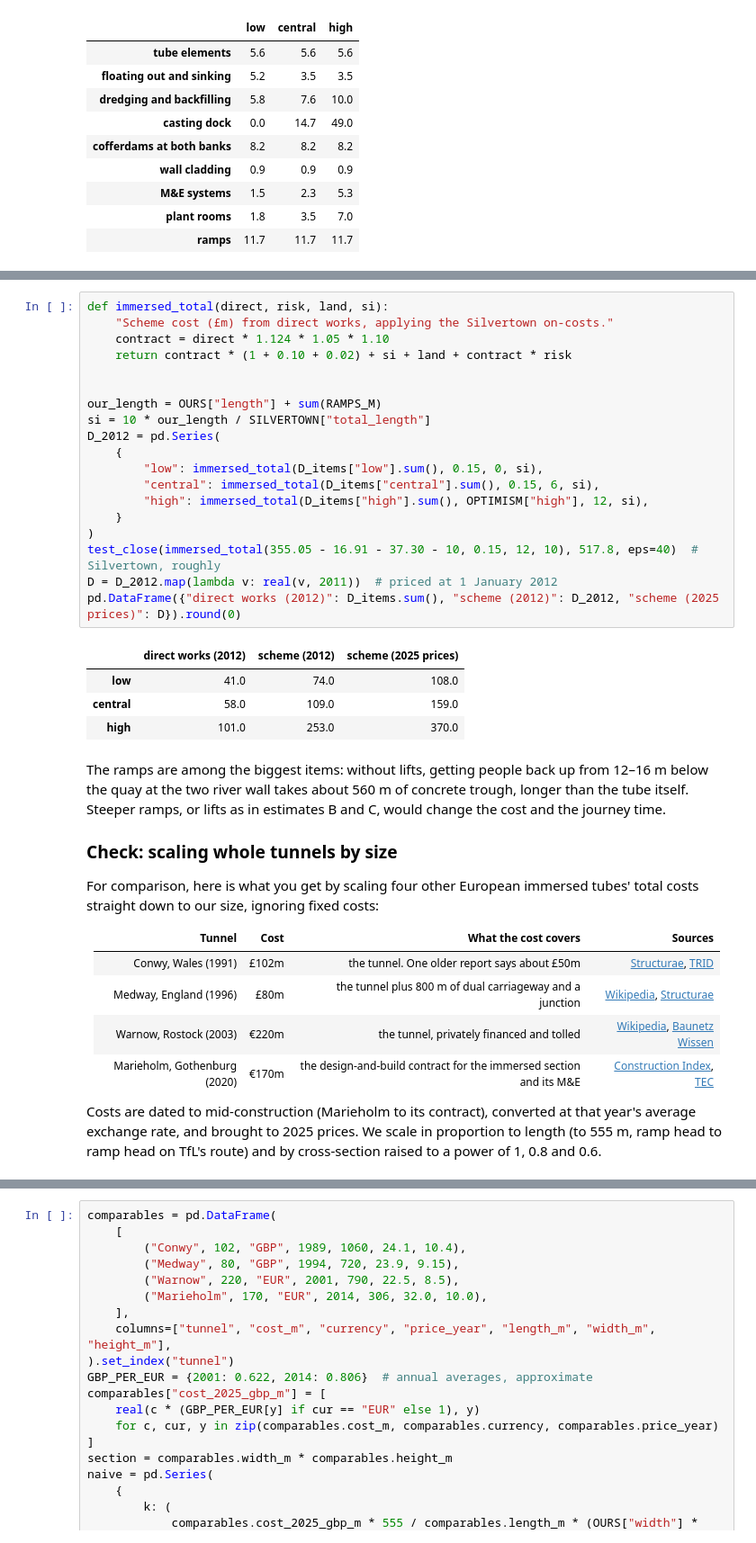
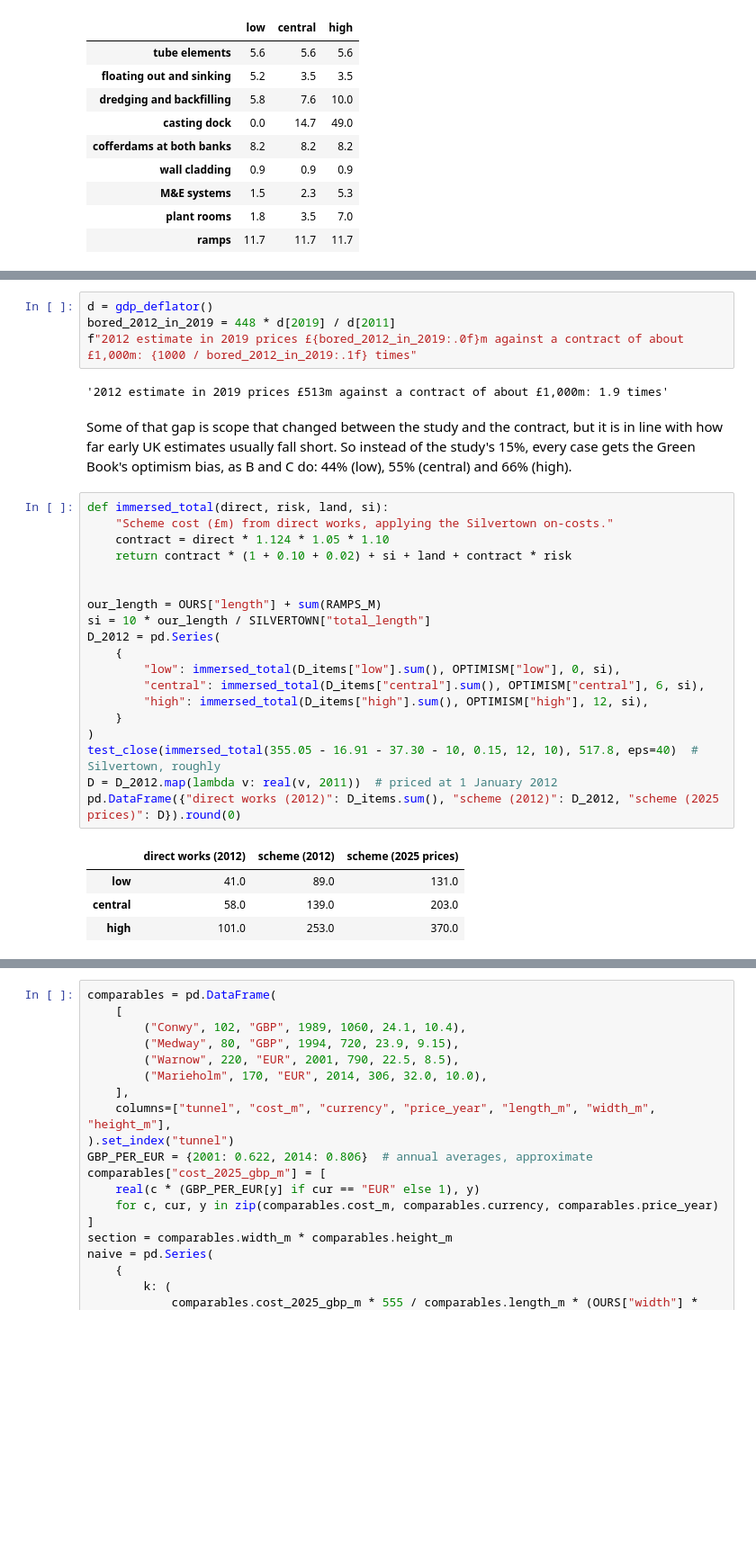
Before and after one commit to HenryDashwood/rotherhithe-to-canary-wharf-tunnel, a Jupyter notebook: nbs/05_cost.ipynb, the cells around one changed output, grey strips where cells are left out. Shown at 90% size. Drawn from its saved outputs; the diff is of its cells as text; blank space fills up the shorter version.

```diff
--- a/nbs/05_cost.ipynb
+++ b/nbs/05_cost.ipynb
@@ -337,44 +341,34 @@ judgement. The high case swaps the 15% risk allowance for the Green Book's 66% o
 # %%
-def immersed_total(direct, risk, land, si):
-    "Scheme cost (£m) from direct works, applying the Silvertown on-costs."
-    contract = direct * 1.124 * 1.05 * 1.10
-    return contract * (1 + 0.10 + 0.02) + si + land + contract * risk
-
-
-our_length = OURS["length"] + sum(RAMPS_M)
-si = 10 * our_length / SILVERTOWN["total_length"]
-D_2012 = pd.Series(
-    {
-        "low": immersed_total(D_items["low"].sum(), 0.15, 0, si),
-        "central": immersed_total(D_items["central"].sum(), 0.15, 6, si),
-        "high": immersed_total(D_items["high"].sum(), OPTIMISM["high"], 12, si),
-    }
-)
-test_close(immersed_total(355.05 - 16.91 - 37.30 - 10, 0.15, 12, 10), 517.8, eps=40)  # Silvertown, roughly
-D = D_2012.map(lambda v: real(v, 2011))  # priced at 1 January 2012
-pd.DataFrame({"direct works (2012)": D_items.sum(), "scheme (2012)": D_2012, "scheme (2025 prices)": D}).round(0)
+d = gdp_deflator()
+bored_2012_in_2019 = 448 * d[2019] / d[2011]
+f"2012 estimate in 2019 prices £{bored_2012_in_2019:.0f}m against a contract of about £1,000m: {1000 / bored_2012_in_2019:.1f} times"
 # %% [output]
-|  | direct works (2012) | scheme (2012) | scheme (2025 prices) |
-| low | 41.0 | 74.0 | 108.0 |
-| central | 58.0 | 109.0 | 159.0 |
-| high | 101.0 | 253.0 | 370.0 |
+'2012 estimate in 2019 prices £513m against a contract of about £1,000m: 1.9 times'
 # %% [markdown]
-The ramps are among the biggest items: without lifts, getting people back up from 12–16 m below the quay at the two
-river wall takes about 560 m of concrete trough, longer than the tube itself. Steeper ramps, or lifts as in
-estimates B and C, would change the cost and the journey time.
-
-### Check: scaling whole tunnels by size
-
-For comparison, here is what you get by scaling four other European immersed tubes' total costs straight down to our
-size, ignoring fixed costs:
-
-| Tunnel                       | Cost  | What the cost covers                                               | Sources                                                                                                                                                                             |
-| ---------------------------- | ----- | ------------------------------------------------------------------ | ----------------------------------------------------------------------------------------------------------------------------------------------------------------------------------- |
-| Conwy, Wales (1991)          | £102m | the tunnel. One older report says about £50m                       | [Structurae](https://structurae.net/en/structures/conwy-tunnel), [TRID](https://trid.trb.org/view/379597)                                                                           |
-| Medway, England (1996)       | £80m  | the tunnel plus 800 m of dual carriageway and a junction           | [Wikipedia](https://en.wikipedia.org/wiki/Medway_Tunnel), [Structurae](https://structurae.net/en/structures/medway-tunnel)                                                          |
-| Warnow, Rostock (2003)       | €220m | the tunnel, privately financed and tolled                          | [Wikipedia](https://en.wikipedia.org/wiki/Warnow_Tunnel), [Baunetz Wissen](https://www.baunetzwissen.de/gerueste-und-schalungen/objekte/verkehr/warnowquerung-bei-rostock-72526)    |
-| Marieholm, Gothenburg (2020) | €170m | the design-and-build contract for the immersed section and its M&E | [Construction Index](https://www.theconstructionindex.co.uk/news/view/strabag-jv-wins-gothenburg-immersed-tunnel-contract), [TEC](https://tec-tunnel.com/projects/marieholmstunnel) |
-
-Costs are dated to mid-construction (Marieholm to its contract), converted at that year's average exchange rate, and
-brought to 2025 prices. We scale in proportion to length (to 555 m, ramp head to ramp head on TfL's route) and by
-cross-section raised to a power of 1, 0.8 and 0.6.
+Some of that gap is scope that changed between the study and the contract, but it is in line with how far early UK
+estimates usually fall short. So instead of the study's 15%, every case gets the Green Book's optimism bias, as B
+and C do: 44% (low), 55% (central) and 66% (high).
+# %%
+def immersed_total(direct, risk, land, si):
+    "Scheme cost (£m) from direct works, applying the Silvertown on-costs."
+    contract = direct * 1.124 * 1.05 * 1.10
+    return contract * (1 + 0.10 + 0.02) + si + land + contract * risk
+
+
+our_length = OURS["length"] + sum(RAMPS_M)
+si = 10 * our_length / SILVERTOWN["total_length"]
+D_2012 = pd.Series(
+    {
+        "low": immersed_total(D_items["low"].sum(), OPTIMISM["low"], 0, si),
+        "central": immersed_total(D_items["central"].sum(), OPTIMISM["central"], 6, si),
+        "high": immersed_total(D_items["high"].sum(), OPTIMISM["high"], 12, si),
+    }
+)
+test_close(immersed_total(355.05 - 16.91 - 37.30 - 10, 0.15, 12, 10), 517.8, eps=40)  # Silvertown, roughly
+D = D_2012.map(lambda v: real(v, 2011))  # priced at 1 January 2012
+pd.DataFrame({"direct works (2012)": D_items.sum(), "scheme (2012)": D_2012, "scheme (2025 prices)": D}).round(0)
+# %% [output]
+|  | direct works (2012) | scheme (2012) | scheme (2025 prices) |
+| low | 41.0 | 89.0 | 131.0 |
+| central | 58.0 | 139.0 | 203.0 |
+| high | 101.0 | 253.0 | 370.0 |
```
Also changed, not shown: parts of 4 cells of this notebook, 6 other files.
